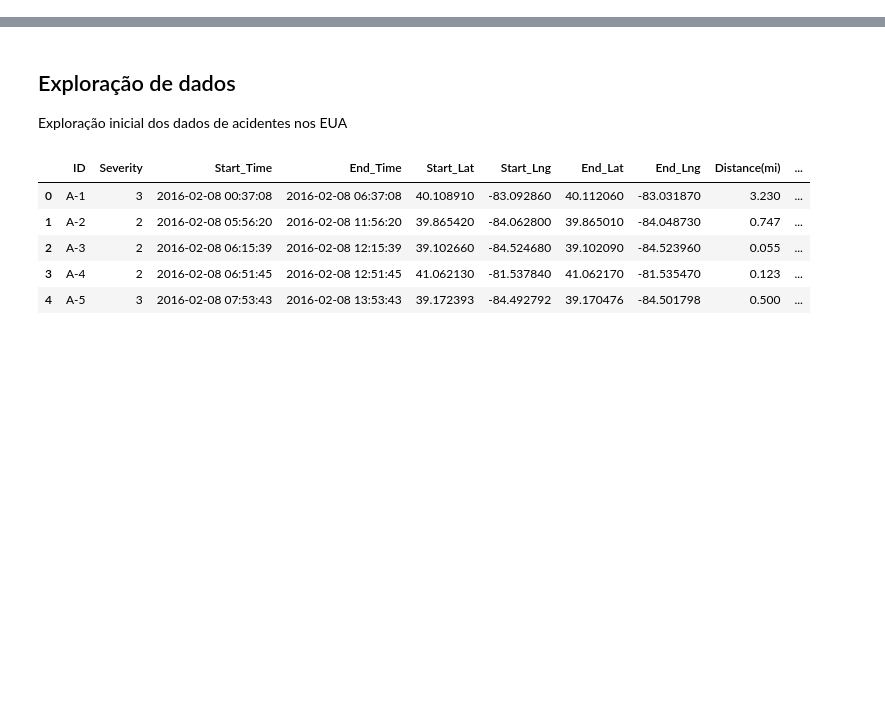
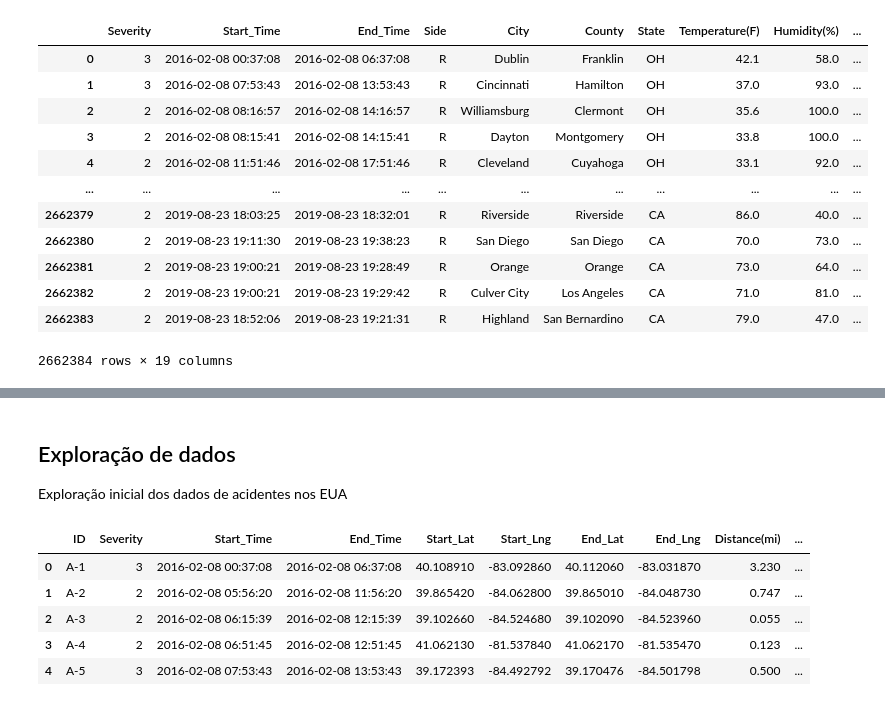
Before and after one commit to williamsasaki/jubilant-robot, a Jupyter notebook: ml_acidentes_tcc.ipynb, the cells around one changed output, grey strips where cells are left out. Saved outputs shown, nothing was run; the diff lists cells and outputs as text; code cells hidden in the pictures; blank space fills up the shorter version.

```diff
--- a/ml_acidentes_tcc.ipynb
+++ b/ml_acidentes_tcc.ipynb
@@ -9,0 +104,8 @@ import json
+# %%
+#Criando o dataframe principal com os dados de acidentes
+dados_acidentes = df[['Severity', 'Start_Time', 'End_Time', 'Side', 'City', 'County', 'State', 'Temperature(F)', 'Humidity(%)', 'Pressure(in)', 'Visibility(mi)', 'Wind_Direction', 'Wind_Speed(mph)', 'Traffic_Signal', 'Sunrise_Sunset']]
+#Coluna com os o ano de refência do acidente
+dados_acidentes['Ano'] = dados_acidentes['Start_Time'].dt.to_period('Y').dt.to_timestamp()
+dados_acidentes['Mes_ano'] = dados_acidentes['Start_Time'].dt.to_period('M').dt.to_timestamp()
+#Coluna com a duracão do acidente
+dados_acidentes['Duracao(min)'] = ((dados_acidentes['End_Time'] - dados_acidentes['Start_Time']).dt.total_seconds() / 60).astype(int)
@@ -9,0 +132,22 @@ import json
+# %%
+#Mudando as colunas necessárias para o tipo categórico ordenado
+# 1 representa o menos severo
+dados_acidentes_total['Severity'] = dados_acidentes_total['Severity'].astype(pd.CategoricalDtype(categories=[1, 2, 3, 4], ordered=True))
+#
+dados_acidentes_total['Side'] = dados_acidentes_total['Side'].astype(pd.CategoricalDtype(categories=['R', 'L', 'N']))
+# %%
+#Tratando os valores nulos
+# Retirando as linhas com valores nulos de temperatura
+dados_acidentes_total = dados_acidentes_total.dropna(subset=['Temperature(F)'])
+# Retirando as linhas com valores nulos de Sunrise_Sunset
+dados_acidentes_total = dados_acidentes_total.dropna(subset=['Sunrise_Sunset'])
+# Retirando as linhas com valores nulos de Wind_Speed(mph)
+dados_acidentes_total = dados_acidentes_total.dropna(subset=['Wind_Speed(mph)'])
+# Retirando as linhas com valores nulos de Wind_Direction
+dados_acidentes_total = dados_acidentes_total.dropna(subset=['Wind_Direction'])
+# Retirando as linhas com valores nulos de Visibility(mi)
+dados_acidentes_total = dados_acidentes_total.dropna(subset=['Visibility(mi)'])
+# Retirando as linhas com valores nulos de Pressure(in)
+dados_acidentes_total = dados_acidentes_total.dropna(subset=['Pressure(in)'])
+# Retirando as linhas com valores nulos de Humidity(%)
+dados_acidentes_total = dados_acidentes_total.dropna(subset=['Humidity(%)'])
@@ -9,0 +177,18 @@ import json
+# %%
+#Resetando o index do dataframe
+dados_acidentes_total = dados_acidentes_total.reset_index(drop=True)
+dados_acidentes_total
+# %% [output]
+|  | Severity | Start_Time | End_Time | Side | City | County | State | Temperature(F) | Humidity(%) | ... |
+| 0 | 3 | 2016-02-08 00:37:08 | 2016-02-08 06:37:08 | R | Dublin | Franklin | OH | 42.1 | 58.0 | ... |
+| 1 | 3 | 2016-02-08 07:53:43 | 2016-02-08 13:53:43 | R | Cincinnati | Hamilton | OH | 37.0 | 93.0 | ... |
+| 2 | 2 | 2016-02-08 08:16:57 | 2016-02-08 14:16:57 | R | Williamsburg | Clermont | OH | 35.6 | 100.0 | ... |
+| 3 | 2 | 2016-02-08 08:15:41 | 2016-02-08 14:15:41 | R | Dayton | Montgomery | OH | 33.8 | 100.0 | ... |
+| 4 | 2 | 2016-02-08 11:51:46 | 2016-02-08 17:51:46 | R | Cleveland | Cuyahoga | OH | 33.1 | 92.0 | ... |
+| ... | ... | ... | ... | ... | ... | ... | ... | ... | ... | ... |
+| 2662379 | 2 | 2019-08-23 18:03:25 | 2019-08-23 18:32:01 | R | Riverside | Riverside | CA | 86.0 | 40.0 | ... |
+| 2662380 | 2 | 2019-08-23 19:11:30 | 2019-08-23 19:38:23 | R | San Diego | San Diego | CA | 70.0 | 73.0 | ... |
+| 2662381 | 2 | 2019-08-23 19:00:21 | 2019-08-23 19:28:49 | R | Orange | Orange | CA | 73.0 | 64.0 | ... |
+| 2662382 | 2 | 2019-08-23 19:00:21 | 2019-08-23 19:29:42 | R | Culver City | Los Angeles | CA | 71.0 | 81.0 | ... |
+| 2662383 | 2 | 2019-08-23 18:52:06 | 2019-08-23 19:21:31 | R | Highland | San Bernardino | CA | 79.0 | 47.0 | ... |
+2662384 rows × 19 columns
```
Also changed, not shown: parts of 38 cells of this notebook, 1 other file.
